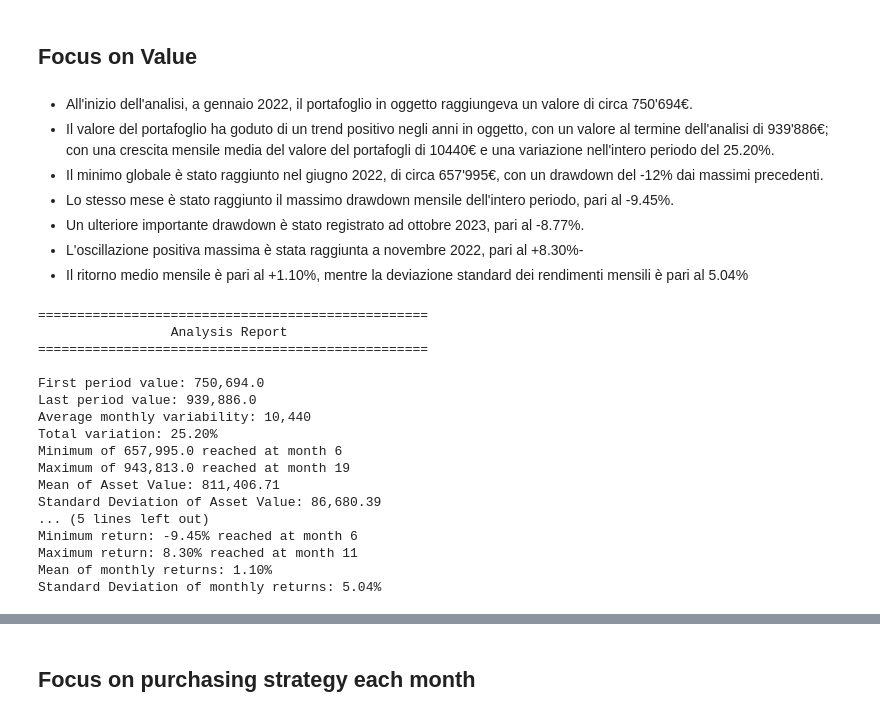
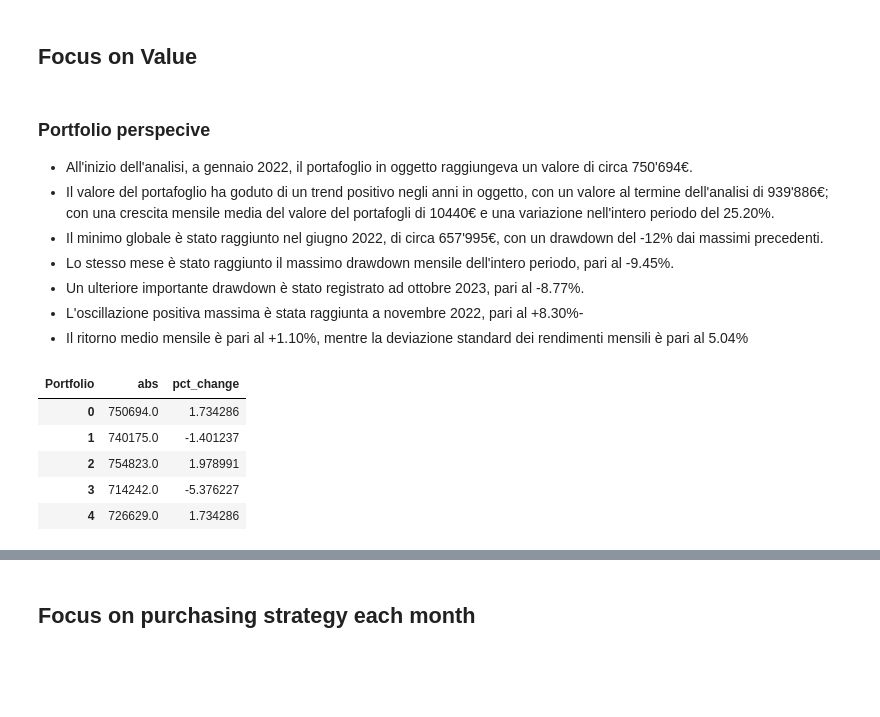
Before and after one commit to vincenzojrs/MrRipStrategyAnalysis, a Jupyter notebook: main.ipynb, the cells around one changed output, grey strips where cells are left out. Saved outputs shown, nothing was run; the diff lists cells and outputs as text; code cells hidden in the pictures; blank space fills up the shorter version.

```diff
--- a/main.ipynb
+++ b/main.ipynb
@@ -182,6 +183,7 @@ value = pd.DataFrame(data_2022_2023.value_asset_data)
 # %% [markdown]
 ## Focus on Value
 # %% [markdown]
+### Portfolio perspecive
 * All'inizio dell'analisi, a gennaio 2022, il portafoglio in oggetto raggiungeva un valore di circa 750'694€.
 * Il valore del portafoglio ha goduto di un trend positivo negli anni in oggetto, con un valore al termine dell'analisi di 939'886€; con una crescita mensile media del valore del portafogli di 10440€ e una variazione nell'intero periodo del 25.20%.
 * Il minimo globale è stato raggiunto nel giugno 2022, di circa 657'995€, con un drawdown del -12% dai massimi precedenti.
@@ -216,43 +215,30 @@ monthly_value.rename(columns = {0:"abs", 1:"return"}, inplace = True)
 # %%
-print(f"\n{'='*50}")
-print(f"{'Analysis Report':^50}")
-print(f"{'='*50}\n")
+def generate_analysis_report(df):
+    """Generate the analysis report"""
 
-print(f"First period value: {monthly_value['abs'][0]:,}")
-print(f"Last period value: {monthly_value['abs'][23]:,}")
-print(f"Average monthly variability: {int(linregress(monthly_value.index, monthly_value['abs'])[0]):,}")
-total_variation = (monthly_value['abs'][23] - monthly_value['abs'][0]) / monthly_value['abs'][0] * 100
-print(f"Total variation: {total_variation:.2f}%")
-print(f"Minimum of {monthly_value['abs'].min():,} reached at month {monthly_value['abs'].idxmin()+1}")
-print(f"Maximum of {monthly_value['abs'].max():,} reached at month {monthly_value['abs'].idxmax()+1}")
-print(f"Mean of Asset Value: {monthly_value['abs'].mean():,.2f}")
-print(f"Standard Deviation of Asset Value: {monthly_value['abs'].std():,.2f}\n")
+    # Set the heading
+    print(f"\n{'='*50}")
+    print(f"{'Analysis Report for ' + df.columns.name:^50}")
+    print(f"{'='*50}\n")
 
-print(f"{'-'*50}")
-print(f"{'Return Analysis':^50}")
-print(f"{'-'*50}\n")
+    print(f"First period value: {df['abs'][0]:,}")
+    print(f"Last period value: {df['abs'][23]:,}")
+    print(f"Average monthly variability: {int(linregress(df['abs'].index, df['abs'])[0]):,}")
 
-print(f"Minimum return: {monthly_value['return'].min():.2f}% reached at month {monthly_value['return'].idxmin()+1}")
-print(f"Maximum return: {monthly_value['return'].max():.2f}% reached at month {monthly_value['return'].idxmax()+1}")
-print(f"Mean of monthly returns: {monthly_value['return'].mean():.2f}%")
-print(f"Standard Deviation of monthly returns: {monthly_value['return'].std():.2f}%\n")
+    total_variation = (df['abs'][23] - df['abs'][0]) / df['abs'][0] * 100
+    print(f"Total variation: {total_variation:.2f}%")
+    print(f"Minimum of {df['abs'].min():,} reached at month {df['abs'].idxmin() + 1}")
+    print(f"Maximum of {df['abs'].max():,} reached at month {df['abs'].idxmax() + 1}")
+    print(f"Mean of Asset Value: {df['abs'].mean():,.2f}")
+    print(f"Standard Deviation of Asset Value: {df['abs'].std():,.2f}")
+    print(f"Correlation coefficient: {df['abs'].std() / df['abs'].mean()}\n")
 
-# formatted using chatgpt :)
+    print(f"{'-'*50}")
+    print(f"{'Return Analysis':^50}")
+    print(f"{'-'*50}\n")
+
+    print(f"Minimum return: {df['pct_change'].min():.2f}% reached at month {df['pct_change'].idxmin() + 1}")
+    print(f"Maximum return: {df['pct_change'].max():.2f}% reached at month {df['pct_change'].idxmax() + 1}")
+    print(f"Mean of monthly returns: {df['pct_change'].mean():.2f}%")
+    print(f"Standard Deviation of monthly returns: {df['pct_change'].std():.2f}%")
+    print(f"Correlation coefficient: {df['pct_change'].std() / df['pct_change'].mean()}\n")
-# %% [output]
-==================================================
-                 Analysis Report
-==================================================
-
-First period value: 750,694.0
-Last period value: 939,886.0
-Average monthly variability: 10,440
-Total variation: 25.20%
-Minimum of 657,995.0 reached at month 6
-Maximum of 943,813.0 reached at month 19
-Mean of Asset Value: 811,406.71
-Standard Deviation of Asset Value: 86,680.39
-... (5 lines left out)
-Minimum return: -9.45% reached at month 6
-Maximum return: 8.30% reached at month 11
-Mean of monthly returns: 1.10%
-Standard Deviation of monthly returns: 5.04%
@@ -259 +258,11 @@ Standard Deviation of monthly returns: 5.04%
+# %%
+monthly_value_portfolio = generate_monthly_portfolio(value, 'df', 'Portfolio')
+monthly_value_portfolio.head()
+# %% [output]
+| Portfolio | abs | pct_change |
+| 0 | 750694.0 | 1.734286 |
+| 1 | 740175.0 | -1.401237 |
+| 2 | 754823.0 | 1.978991 |
+| 3 | 714242.0 | -5.376227 |
+| 4 | 726629.0 | 1.734286 |
 # %%
```
Also changed, not shown: parts of 15 cells of this notebook.
